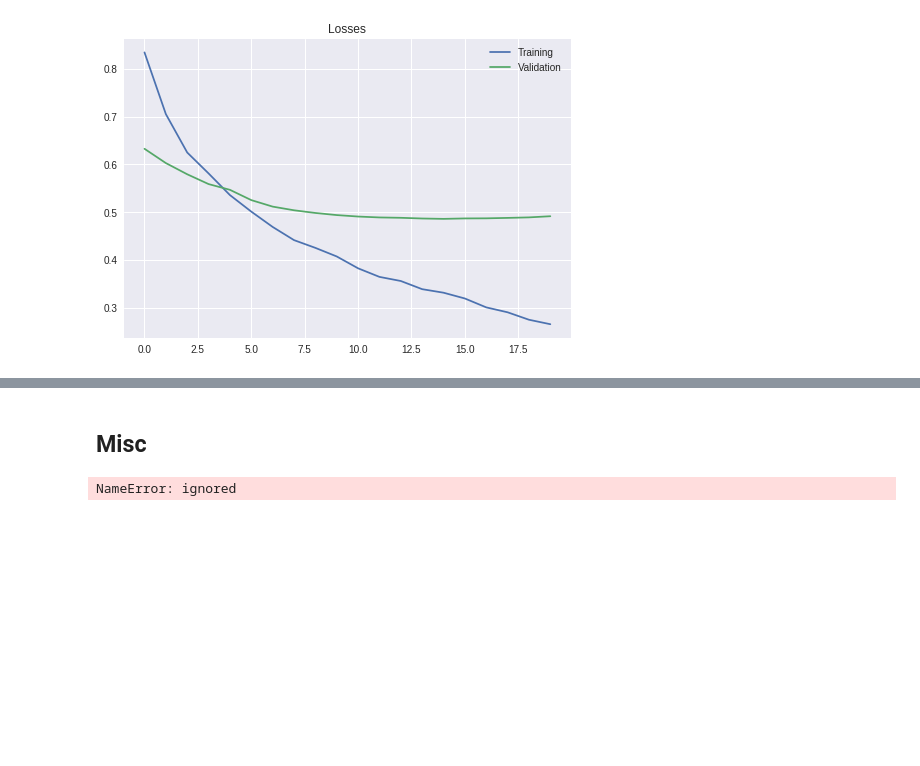
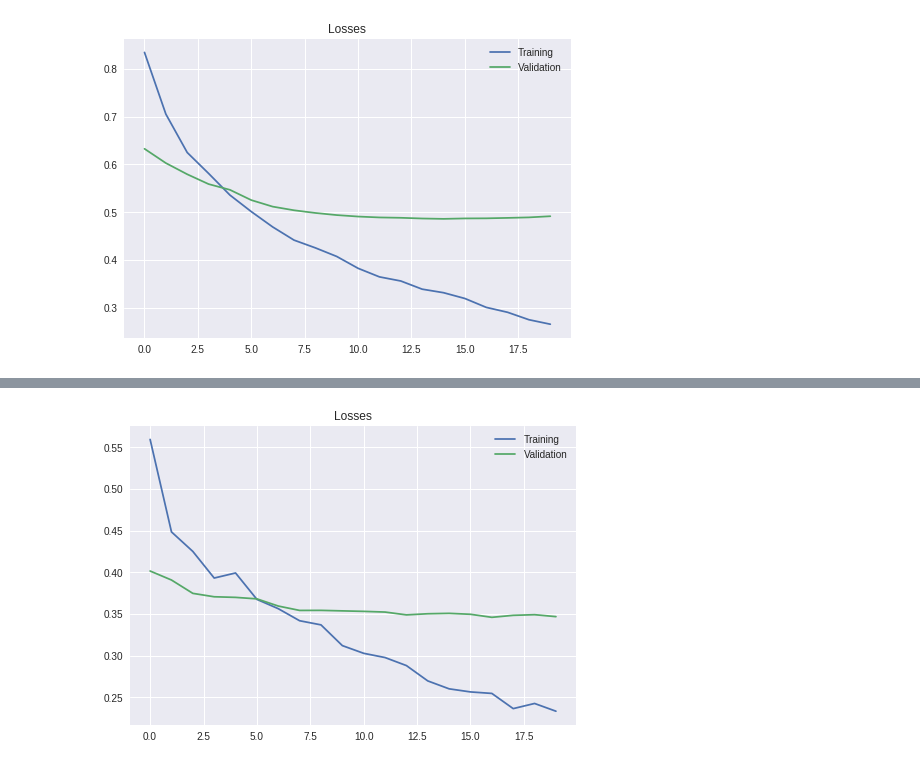
Before and after one commit to adesam146/nlpcw, a Jupyter notebook: NLP_CW.ipynb, the cells around one changed output, grey strips where cells are left out. Cells and saved outputs as stored; diff of their text form; code cells hidden in the pictures; blank space fills up the shorter version.

```diff
--- a/NLP_CW.ipynb
+++ b/NLP_CW.ipynb
@@ -250,7 +246,7 @@ data_fields = [('id', ID),
 
 
 train = data.TabularDataset(train_fp, format='TSV', fields =
-                            data_fields, skip_header=True)
+                            data_fields, skip_header=True, filter_pred=None)
 
 train, valid = train.split(split_ratio=0.8, random_state=random.seed(SEED))
 
@@ -268,6 +264,9 @@ output_dim = len(LABEL.vocab)
 train_iterator, valid_iterator = data.BucketIterator.splits((train, valid),
                         batch_sizes=(BATCH_SIZE, len(valid)),
                         sort_key=lambda x: len(x.tweet), device=device)
+
+# For retrieving tweet text later on
+train_df = pd.read_csv("offenseval-training-v1.tsv", delimiter="\t")
 # %% [output]
 Train size: 10592
 Validation size: 2648
@@ -426,7 +427,7 @@ def train_helper(model, optimizer, epochs=1, loss_fn = F.binary_cross_entropy_wi
 class SimpleClassifierGloVe(nn.Module):
     """Glove w. 2d conv"""
 
-    def __init__(self, vocab, embedding_dim, window_size, out_channels, dropout):
+    def __init__(self, vocab, embedding_dim, window_size, out_channels, dropout, num_classes=2):
 
         super(SimpleClassifierGloVe, self).__init__()
 
@@ -439,7 +440,7 @@ class SimpleClassifierGloVe(nn.Module):
 
         self.dropout = nn.Dropout(dropout)
 
-        self.fc = nn.Linear(out_channels, 1)
+        self.fc = nn.Linear(out_channels, 1 if num_classes == 2 else num_classes)
 
         #Kaming normalization
         nn.init.kaiming_normal_(self.conv.weight)
@@ -447,7 +448,7 @@ class SimpleClassifierGloVe(nn.Module):
 
 
 
-    def forward(self, x):
+    def forward(self, x, ):
 
         embedded = self.embedding(x)
 
@@ -931,16 +563,15 @@ class SimpleClassifierWBert(nn.Module):
 # %%
-#CONV with bert
-embedding_dim = 768
-max_len = MAX_SEQ
-hidden_dim_1 = 128
-hidden_dim_2 = 16
-hidden_dim_3 = 4
+#CONV with Glove
+embedding_dim = 200
+window_size = 3
 lr = 0.00025
+out_channels = 100
+dropout = 0.5
 
-model = SimpleClassifierWBert(out_channels=100, window_size=3, dropout=0.5)
+model = SimpleClassifierGloVe(TEXT.vocab, embedding_dim, window_size, out_channels, dropout)
 
 optimizer = optim.Adam(model.parameters(), lr)
 loss_fn = nn.BCEWithLogitsLoss()
 
 
-train_part(model, optimizer, loss_fn = loss_fn, epochs = 5)
+t_losses, v_losses = train_helper('subtask_b', model, optimizer, loss_fn = loss_fn, epochs = 20)
@@ -1171,2 +613,0 @@ for epoch in range(NUM_EPOCHS):
-# %% [markdown]
-## Misc
@@ -1199,37 +614,14 @@ train_iterator = data.Iterator(train, batch_size = BATCH_SIZE, )
-# %%
-#OLD BERT METHOD
-#train = pd.read_csv("offenseval-training-v1.tsv", delimiter="\t")
-#test = pd.read_csv("offenseval-trial (2).txt", delimiter="\t")
-train = None
-test = None
-
-#define our batch size
-BATCH_SIZE = 64
-
-text_field = data.Field(tokenize=BERT_tokenize, preprocessing = BERT_retrieve_ID, use_vocab = True, dtype = torch.long)
-label_field = data.LabelField(sequential= False, preprocessing = section_a_labels, dtype=torch.float, use_vocab = False)
-
-
-#text_field.build_vocab(train, max_size=25000, vectors="glove.6B.100d")
-#label_field.build_vocab(train)
-
-train = data.TabularDataset("offenseval-training-v1.tsv", 'TSV', fields =
-                            { "tweet": ("tweet", text_field), "subtask_a": ("LabelA", label_field),}, skip_header=False)
-
-text_field.build_vocab(train, vectors="glove.6B.50d") #USE "glove.840B.300d" or glove.twitter.27B.200d
-label_field.build_vocab(train)
-
-glove_dim = 50
-
-#define our batch size
-BATCH_SIZE = 64
-
-#define types of data and their preprocessing
-
-#get pre-defined split
-#train = text_field.preprocess(train.iloc[0]["tweet"])
-#print(train)
-
-train_iterator = data.Iterator(train, batch_size = BATCH_SIZE, device="cuda")
-# %% [output]
-NameError: ignored
+# %%
+from matplotlib import pyplot as plt
+
+fig1, ax1 = plt.subplots()
+
+ax1.plot(t_losses, label='Training')
+ax1.plot(v_losses, label='Validation')
+
+ax1.set_title('Losses')
+ax1.legend()
+
+plt.show()
+# %% [output]
+[figure, added]
```
Also changed, not shown: parts of 24 cells of this notebook.
